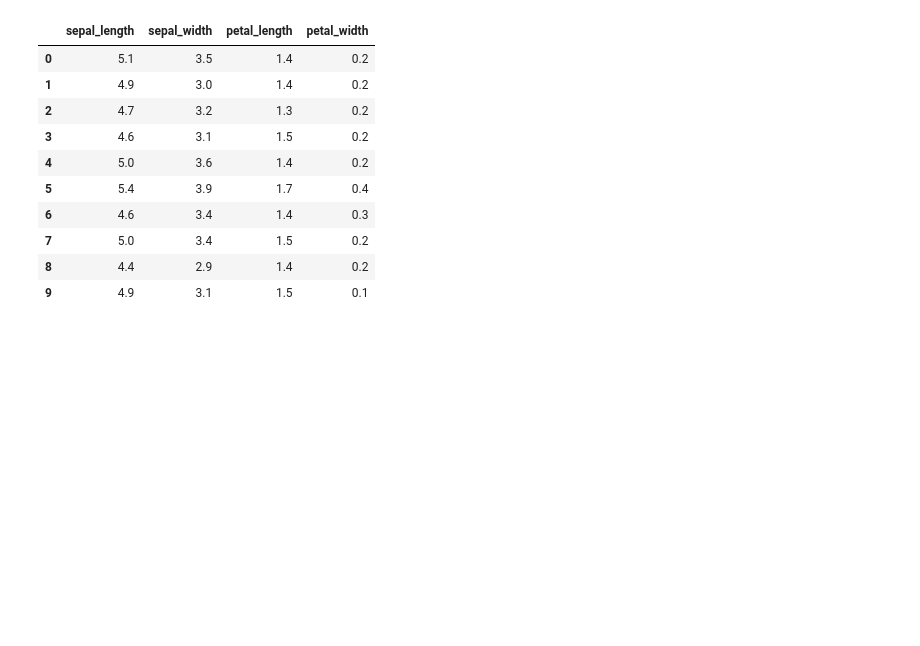
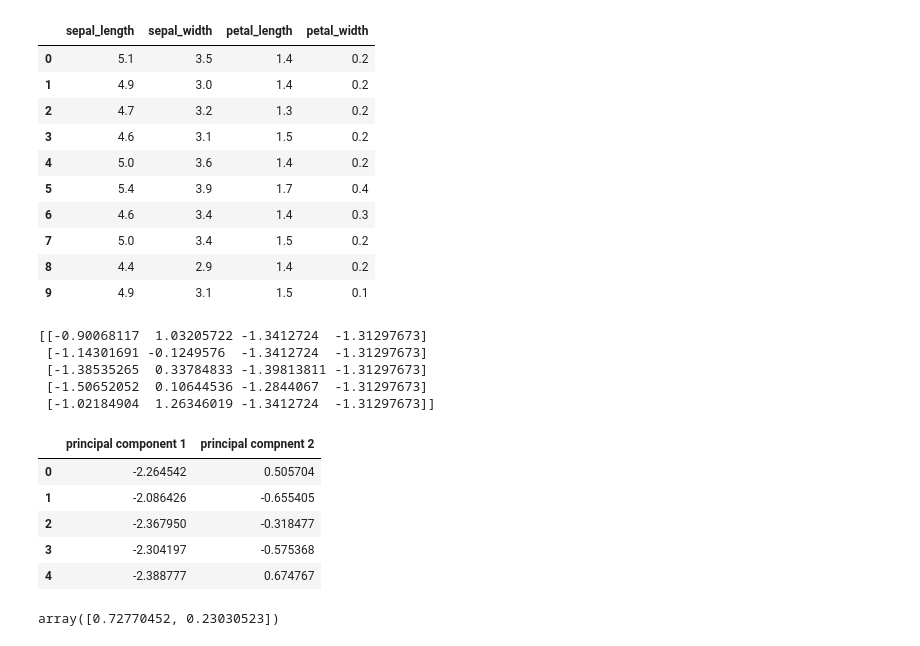
Before and after one commit to AsaHolley/cryptocurrencies, a Jupyter notebook: Module work 6.ipynb, the cells around one changed output. Drawn from its saved outputs; the diff is of its cells as text; code cells hidden in the pictures; blank space fills up the shorter version.

```diff
--- a/Module work 6.ipynb
+++ b/Module work 6.ipynb
@@ -25,3 +25,13 @@ df_iris.head(10)
 | 7 | 5.0 | 3.4 | 1.5 | 0.2 |
 | 8 | 4.4 | 2.9 | 1.4 | 0.2 |
 | 9 | 4.9 | 3.1 | 1.5 | 0.1 |
+# %%
+#standardize data with StandardScaler
+iris_scaled=StandardScaler().fit_transform(df_iris)
+print(iris_scaled[0:5])
+# %% [output]
+[[-0.90068117  1.03205722 -1.3412724  -1.31297673]
+ [-1.14301691 -0.1249576  -1.3412724  -1.31297673]
+ [-1.38535265  0.33784833 -1.39813811 -1.31297673]
+ [-1.50652052  0.10644536 -1.2844067  -1.31297673]
+ [-1.02184904  1.26346019 -1.3412724  -1.31297673]]
@@ -27,0 +44,17 @@ df_iris.head(10)
+# %%
+#Transform PCA data to a DataFrame
+df_iris_pca=pd.DataFrame(
+        data=iris_pca, columns=["principal component 1", "principal compnent 2"])
+df_iris_pca.head()
+# %% [output]
+|  | principal component 1 | principal compnent 2 |
+| 0 | -2.264542 | 0.505704 |
+| 1 | -2.086426 | -0.655405 |
+| 2 | -2.367950 | -0.318477 |
+| 3 | -2.304197 | -0.575368 |
+| 4 | -2.388777 | 0.674767 |
+# %%
+#Fech the explained variance
+pca.explained_variance_ratio_
+# %% [output]
+array([0.72770452, 0.23030523])
```
Also changed, not shown: parts of 5 cells of this notebook, 2 other files.
